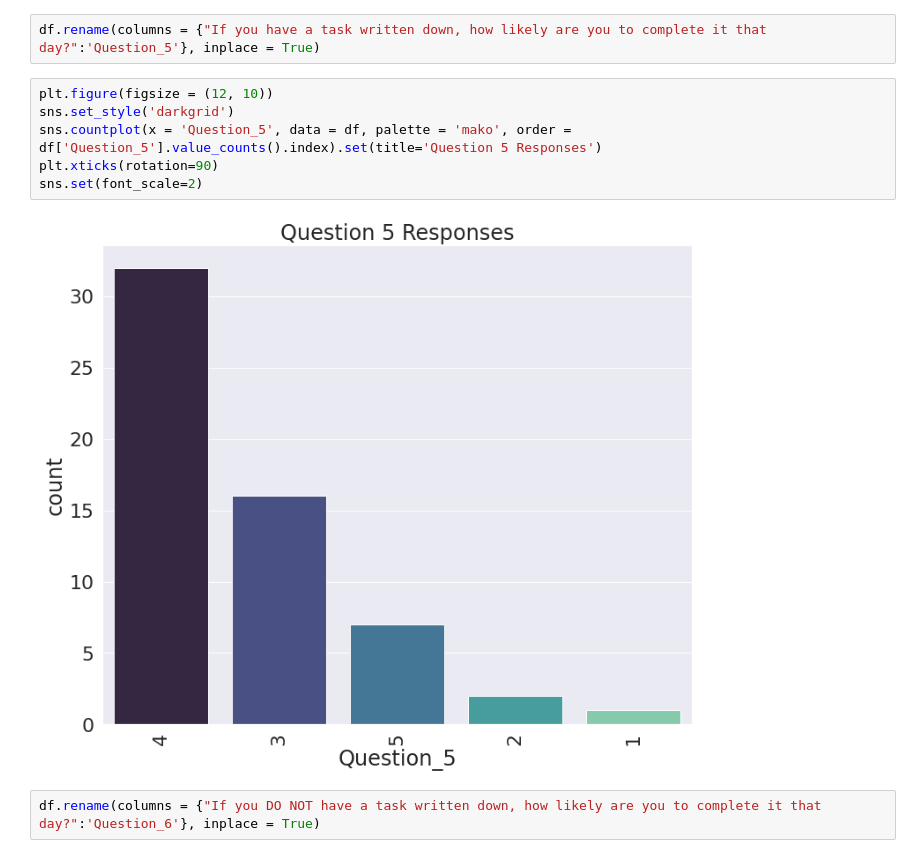
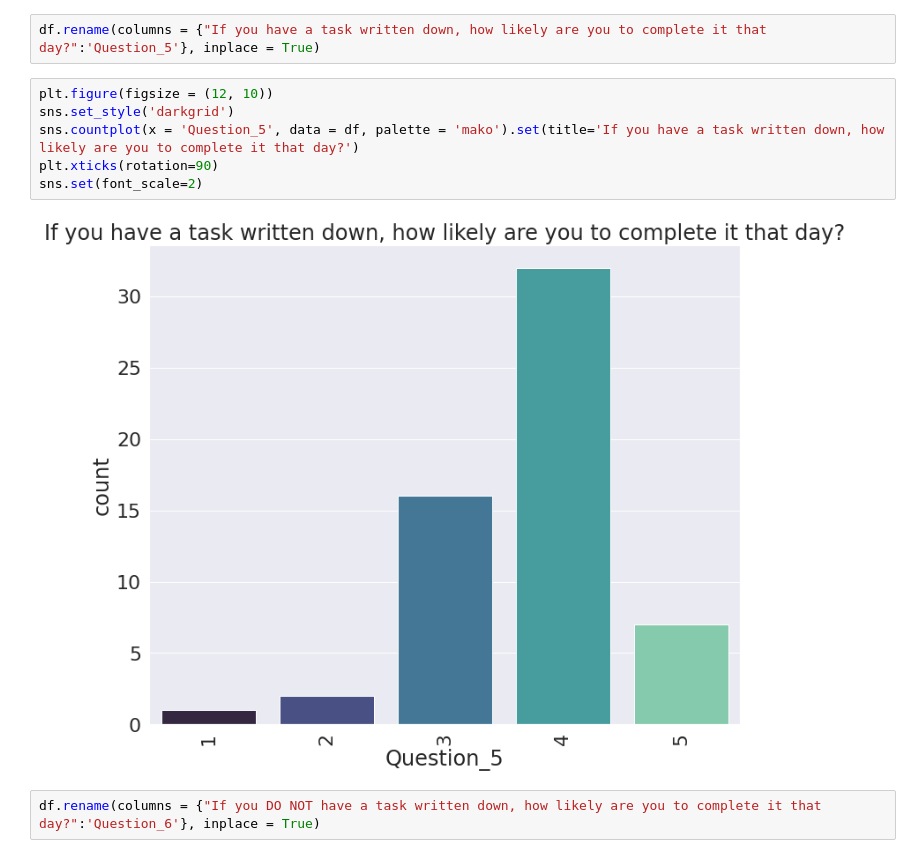
Before and after one commit to isa5805/COGS164Final, a Jupyter notebook: Untitled1.ipynb, the cells around one changed output. Cells and saved outputs as stored; diff of their text form.

```diff
--- a/Untitled1.ipynb
+++ b/Untitled1.ipynb
@@ -290,11 +297,11 @@ df.rename(columns = {"If you have a task written down, how likely are you to com
 # %%
 plt.figure(figsize = (12, 10))
 sns.set_style('darkgrid')
-sns.countplot(x = 'Question_5', data = df, palette = 'mako', order = df['Question_5'].value_counts().index).set(title='Question 5 Responses')
+sns.countplot(x = 'Question_5', data = df, palette = 'mako').set(title='If you have a task written down, how likely are you to complete it that day?')
 plt.xticks(rotation=90)
 sns.set(font_scale=2)
 # %% [output]
-[figure, old version]
+[figure, new version]
 # %%
 df.rename(columns = {"If you DO NOT have a task written down, how likely are you to complete it that day?":'Question_6'}, inplace = True)
 # %%
```
Also changed, not shown: parts of 49 cells of this notebook.
